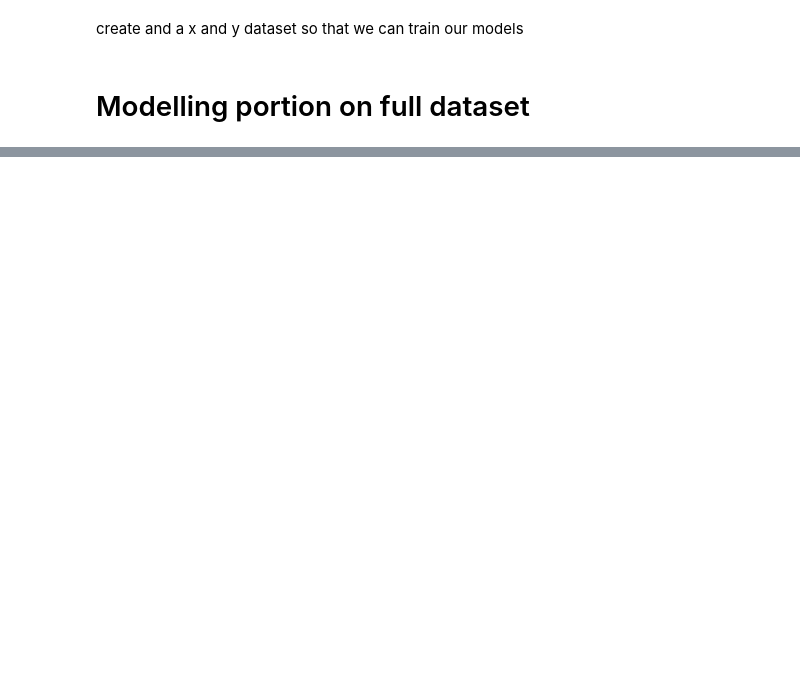
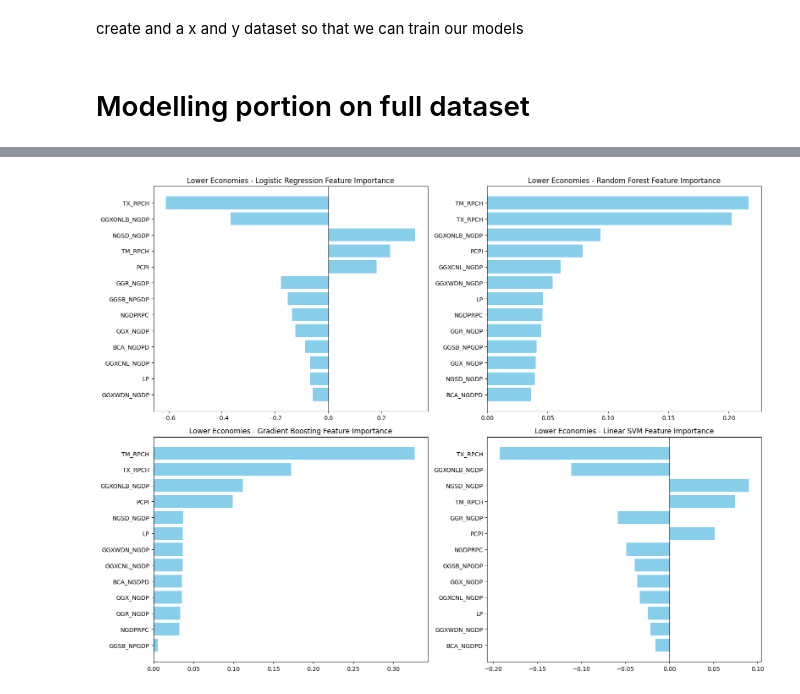
Before and after one commit to ningerdinger/Machine_Learning, a Jupyter notebook: Final_product.ipynb, the cells around one changed output, grey strips where cells are left out. Cells and saved outputs as stored; diff of their text form; code cells hidden in the pictures; blank space fills up the shorter version.

```diff
--- a/Final_product.ipynb
+++ b/Final_product.ipynb
@@ -337,0 +735,13 @@ print(predictions)      # first few rows
+# %%
+# Assuming df_filtered is your dataframe with Year as index
+X = df_Lower_Economies.drop(columns=["Global_Recession", "Country"])  # features
+y = df_Lower_Economies["Global_Recession"]                           # target
+
+# --- Chronological split (80% train, 20% test) ---
+split_index = int(len(X) * 0.8)
+X_train, X_test = X.iloc[:split_index], X.iloc[split_index:]
+y_train, y_test = y.iloc[:split_index], y.iloc[split_index:]
+# %%
+# Train models for Lower Economies
+models_lower, summary_df_lower = train_all_models(X_train, y_train, X_test, y_test)
+print(summary_df_lower)
@@ -337,0 +758,5 @@ print(predictions)      # first few rows
+# %%
+# Plot feature importance for Lower Economies
+plot_feature_importance(models_lower, X_train.columns.tolist(), title_prefix="Lower Economies - ")
+# %% [output]
+[figure, added]
```
Also changed, not shown: parts of 34 cells of this notebook.
